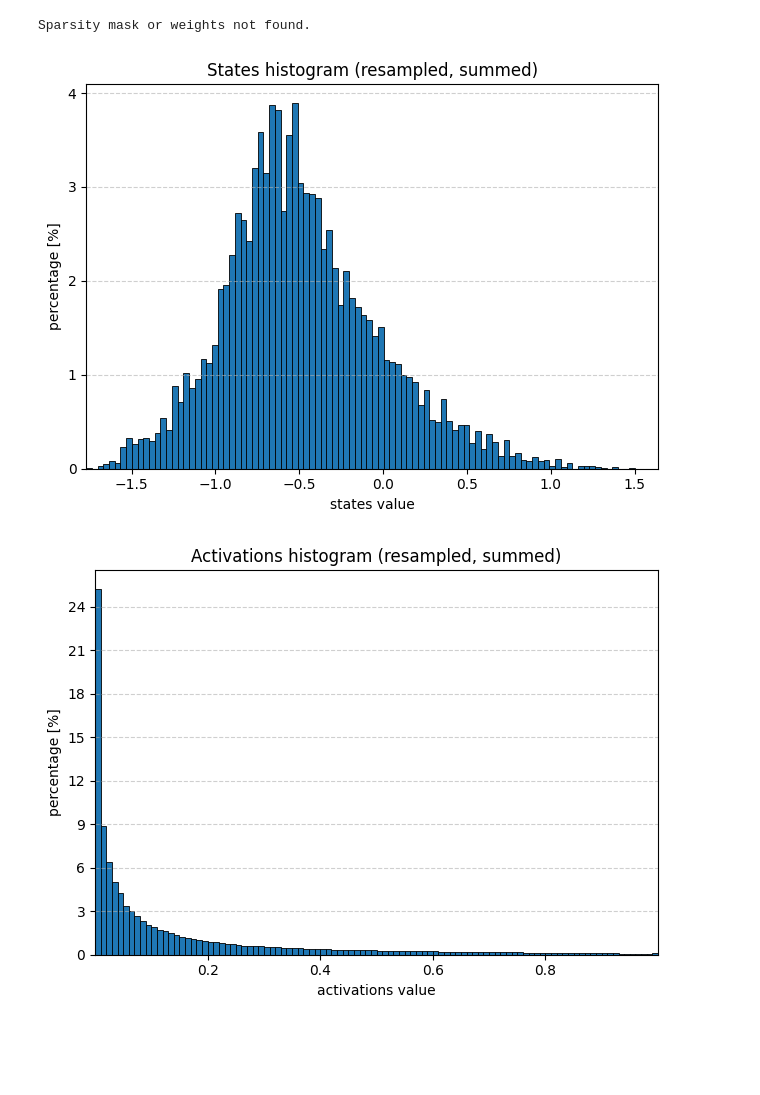
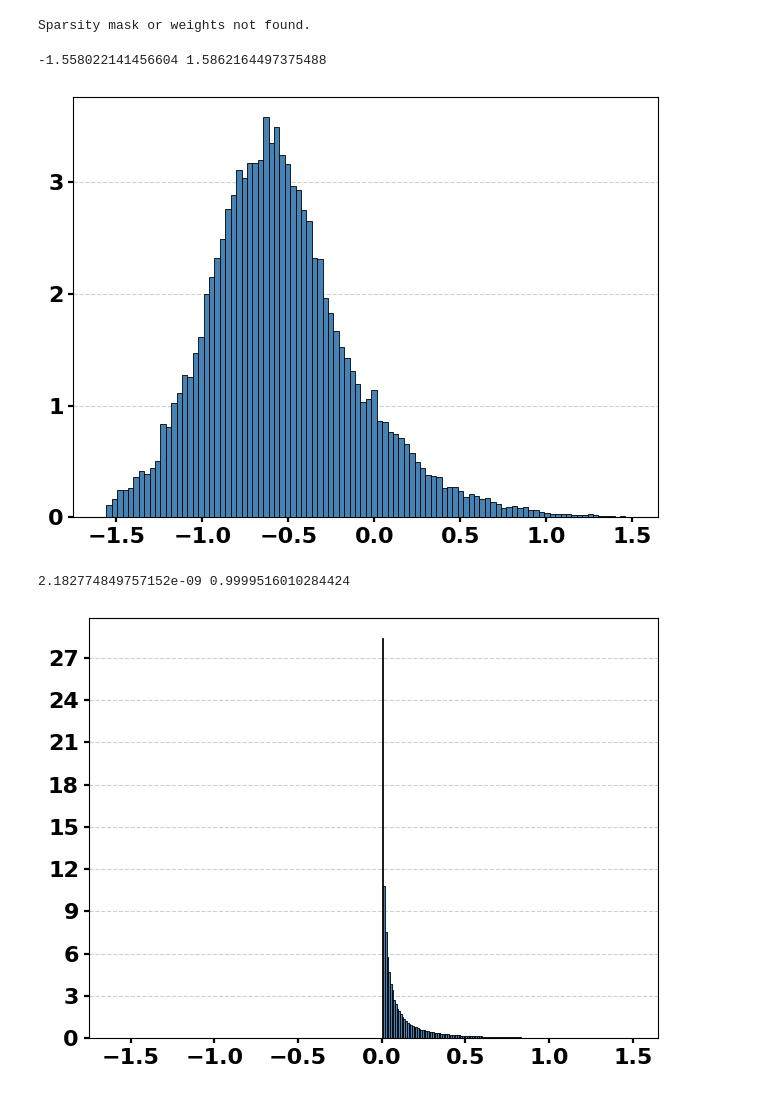
Before and after one commit to yuuharu11/LNN-control, a Jupyter notebook: robomimic/myscript/make-graph/make-graph_parameters.ipynb, the cells around one changed output. Drawn from its saved outputs; the diff is of its cells as text; code cells hidden in the pictures; blank space fills up the shorter version.

```diff
--- a/robomimic/myscript/make-graph/make-graph_parameters.ipynb
+++ b/robomimic/myscript/make-graph/make-graph_parameters.ipynb
@@ -239,7 +272,7 @@ import matplotlib.ticker as ticker
 # =========================
 # load
 # =========================
-with open("/work/robomimic/quantize_logs/Weight/uunit128_8bit.json") as f:
+with open("/work/robomimic/quantize_logs/base.json") as f:
     data = json.load(f)
 
 if not data:
@@ -287,38 +320,40 @@ def plot_hist_resampled(data, key="states", n_bins=100, as_percent=False, title=
     centers = 0.5 * (edges_common[:-1] + edges_common[1:])
     widths = np.diff(edges_common)
 
     plt.bar(centers, hist_sum, width=widths, align="center",
-            edgecolor="black", linewidth=0.6)
-    plt.xlim(vmin, vmax)
-    plt.xlabel(f"{key} value")
-    plt.ylabel("percentage [%]" if as_percent else "density (summed)")
-    if title:
-        plt.title(title)
+            edgecolor="black", linewidth=0.6, color="steelblue", zorder=3)
+    plt.xlim(-1.75, 1.65)
+    print(vmin, vmax)
 
     ax = plt.gca()
     ax.yaxis.set_major_locator(ticker.MaxNLocator(integer=True))
+    plt.tick_params(axis="both", labelsize=16, width=1.6)
+    for lbl in ax.get_xticklabels() + ax.get_yticklabels():
+        lbl.set_fontweight("bold")
     plt.grid(axis="y", linestyle="--", alpha=0.6)
     plt.tight_layout()
     plt.show()
 
 # =========================
 # 可視化
 # =========================
 plot_hist_resampled(
     data,
     key="states",
     n_bins=100,
     as_percent=True,
     title="States histogram (resampled, summed)"
 )
 
 plot_hist_resampled(
     data,
     key="activations",
     n_bins=100,
     as_percent=True,
     title="Activations histogram (resampled, summed)"
 )
 # %% [output]
+-1.558022141456604 1.5862164497375488
-[figure, old version]
+[figure, new version]
+2.182774849757152e-09 0.9999516010284424
-[figure, old version]
+[figure, new version]
```
Also changed, not shown: parts of 6 cells of this notebook, 7 other files.
